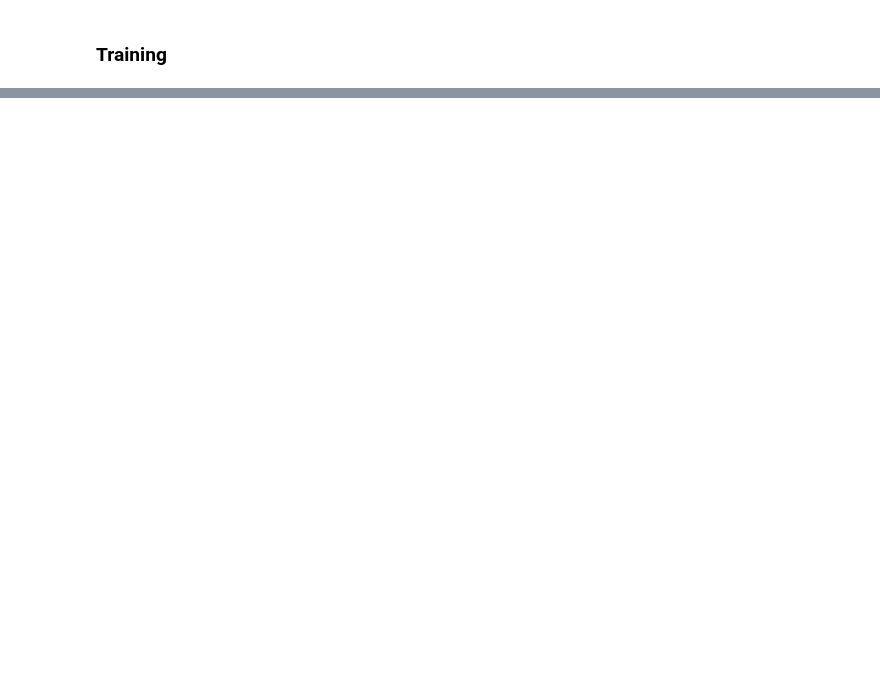
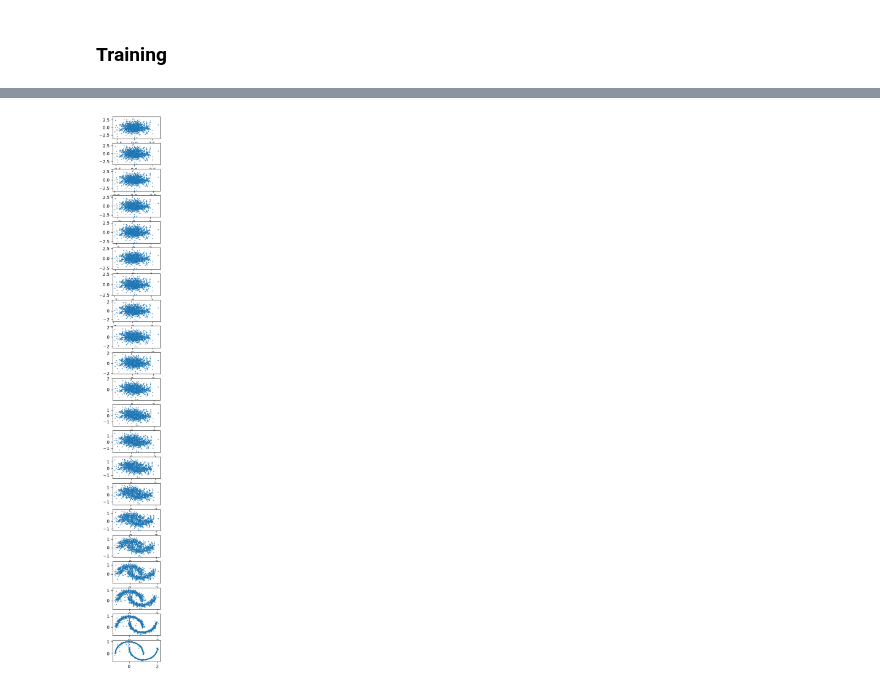
Before and after one commit to yingming-yang/Tests, a Jupyter notebook: FM_test.ipynb, the cells around one changed output, grey strips where cells are left out. Drawn from its saved outputs; the diff is of its cells as text; code cells hidden in the pictures; blank space fills up the shorter version.

```diff
--- a/FM_test.ipynb
+++ b/FM_test.ipynb
@@ -166,0 +180,2 @@ plt.hist(np.random.normal(loc=np.random.choice([-0.5, 0, 0.5], size=1000), scale
+# %%
+Sigmin_2d = torch.tensor([0.01, 0.01], device=device)
@@ -166,0 +216,5 @@ plt.hist(np.random.normal(loc=np.random.choice([-0.5, 0, 0.5], size=1000), scale
+# %%
+model_2d = mlp_2d()
+
+model_2d.train()
+model_2d = train_2d(model_2d)
@@ -166,0 +242,13 @@ plt.hist(np.random.normal(loc=np.random.choice([-0.5, 0, 0.5], size=1000), scale
+# %%
+with torch.no_grad():
+    tint = torch.linspace(0.0,1.0,21)
+    xint = odeint(lambda t, x:model_2d(torch.cat([x,torch.full((len(x), 1), t.item(), device=device)], dim=-1)),
+                torch.tensor(torch.randn(1000,2), device=device), torch.tensor(tint, device=device))
+    xint = xint.cpu().numpy()
+# %%
+f, axarr = plt.subplots(21,1)
+for idx, ax in enumerate(axarr.ravel()):
+    ax.scatter(xint[idx][:,0],xint[idx][:,1], s = 1)
+f.set_size_inches(2,23)
+# %% [output]
+[figure, added]
```
Also changed, not shown: parts of 16 cells of this notebook.
